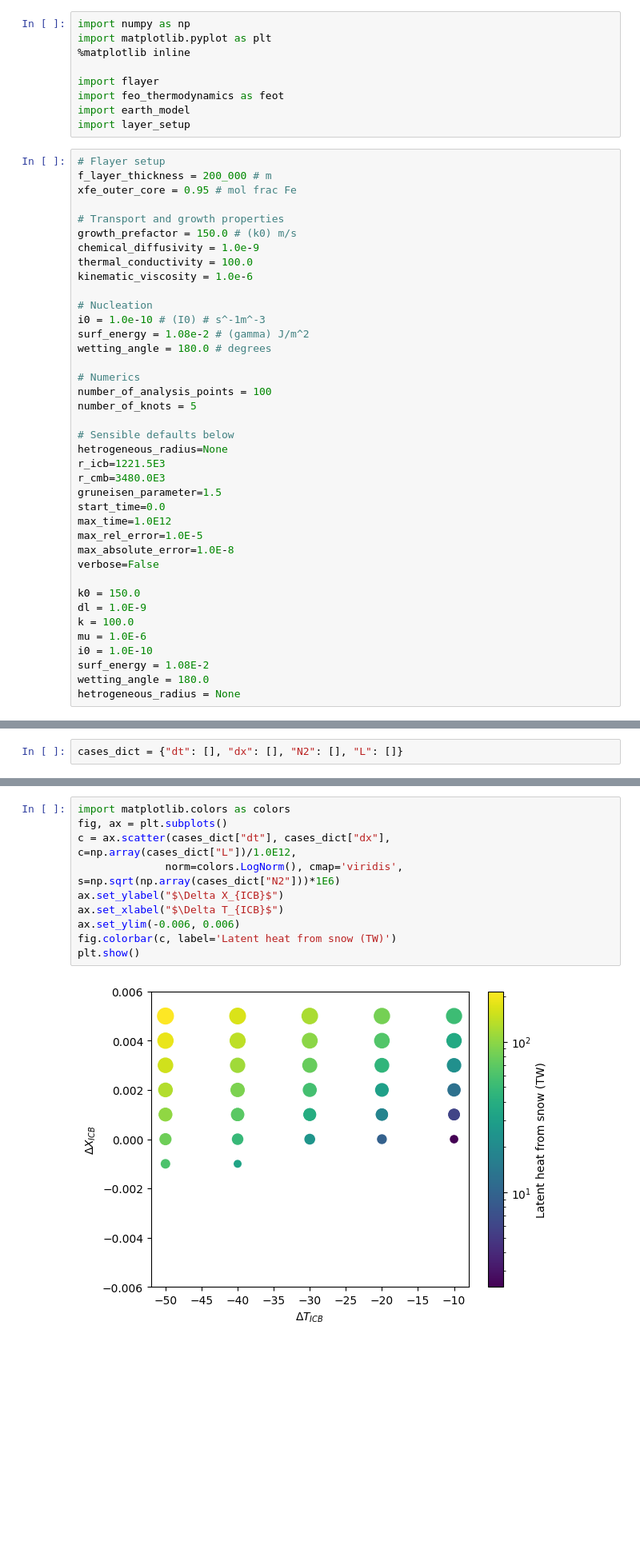
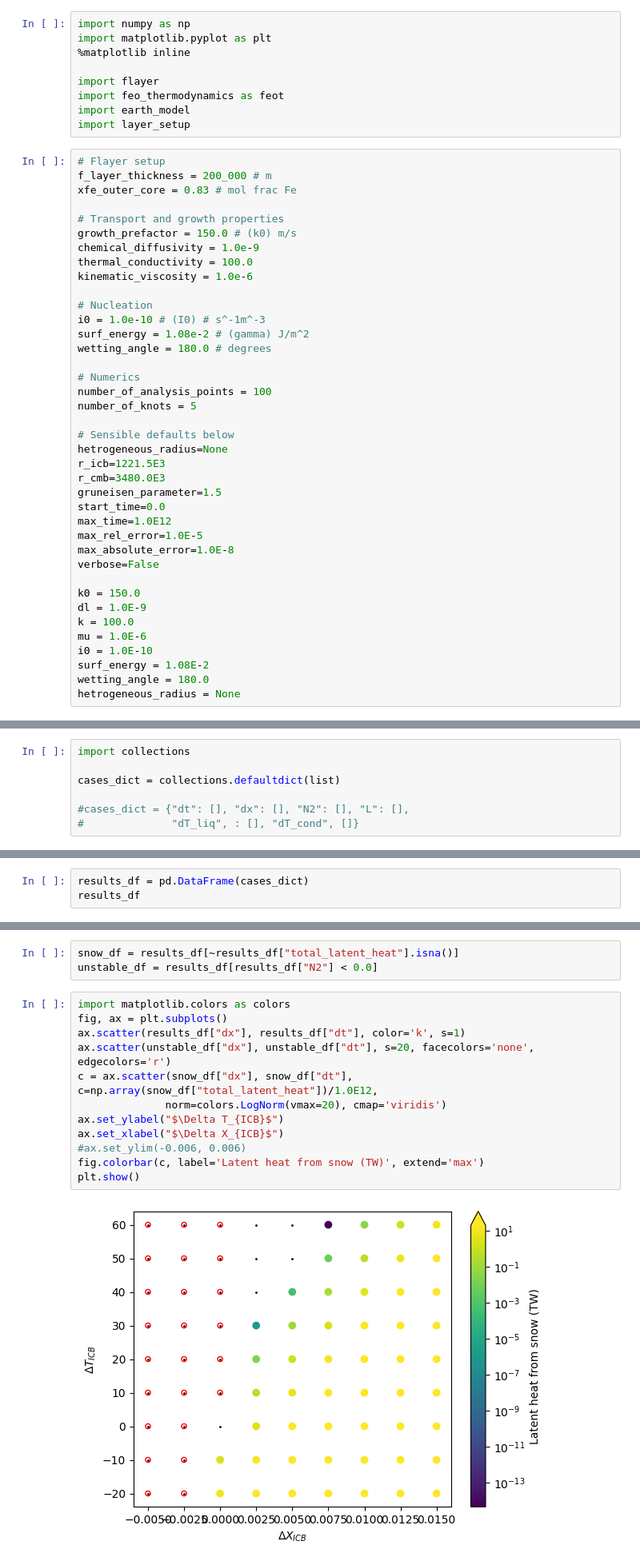
Before and after one commit to andreww/slurry, a Jupyter notebook: layer_models.ipynb, the cells around one changed output, grey strips where cells are left out. Shown at 80% size. Drawn from its saved outputs; the diff is of its cells as text; blank space fills up the shorter version.

Commit message:
Work on our collection of layer models

```diff
--- a/layer_models.ipynb
+++ b/layer_models.ipynb
@@ -10,7 +10,7 @@ import layer_setup
 # %%
 # Flayer setup
 f_layer_thickness = 200_000 # m
-xfe_outer_core = 0.95 # mol frac Fe
+xfe_outer_core = 0.83 # mol frac Fe
 
 # Transport and growth properties
 growth_prefactor = 150.0 # (k0) m/s
@@ -62,5 +62,10 @@ knott_radii = np.linspace(r_icb, r_flayer_top, number_of_knots)
 _, adiabatic_temperature_function, _, _, _, pressure_function, gravity_function, _ = layer_setup.setup_flayer_functions(
     r_icb, r_cmb, f_layer_thickness, gruneisen_parameter, 10, xfe_outer_core, xfe_outer_core, knott_radii)
 # %%
-cases_dict = {"dt": [], "dx": [], "N2": [], "L": []}
+import collections
+
+cases_dict = collections.defaultdict(list)
+
+#cases_dict = {"dt": [], "dx": [], "N2": [], "L": [],
+#              "dT_liq", : [], "dT_cond", []}
 # %%
@@ -110,0 +243,3 @@ Heat from crystalisation = 216.3136621671904 TW, oxygen = 0.003693158259214365 T
+# %%
+results_df = pd.DataFrame(cases_dict)
+results_df
@@ -111,12 +260,17 @@ Heat from crystalisation = 216.3136621671904 TW, oxygen = 0.003693158259214365 T
+# %%
+snow_df = results_df[~results_df["total_latent_heat"].isna()]
+unstable_df = results_df[results_df["N2"] < 0.0]
 # %%
 import matplotlib.colors as colors
 fig, ax = plt.subplots()
-c = ax.scatter(cases_dict["dt"], cases_dict["dx"], c=np.array(cases_dict["L"])/1.0E12,
-              norm=colors.LogNorm(), cmap='viridis', s=np.sqrt(np.array(cases_dict["N2"]))*1E6)
-ax.set_ylabel("$\Delta X_{ICB}$")
-ax.set_xlabel("$\Delta T_{ICB}$")
-ax.set_ylim(-0.006, 0.006)
-fig.colorbar(c, label='Latent heat from snow (TW)')
+ax.scatter(results_df["dx"], results_df["dt"], color='k', s=1)
+ax.scatter(unstable_df["dx"], unstable_df["dt"], s=20, facecolors='none', edgecolors='r')
+c = ax.scatter(snow_df["dx"], snow_df["dt"], c=np.array(snow_df["total_latent_heat"])/1.0E12,
+              norm=colors.LogNorm(vmax=20), cmap='viridis')
+ax.set_ylabel("$\Delta T_{ICB}$")
+ax.set_xlabel("$\Delta X_{ICB}$")
+#ax.set_ylim(-0.006, 0.006)
+fig.colorbar(c, label='Latent heat from snow (TW)', extend='max')
 plt.show()
 # %% [output]
-[figure, old version]
+[figure, new version]
```
Also changed, not shown: parts of 7 cells of this notebook.
